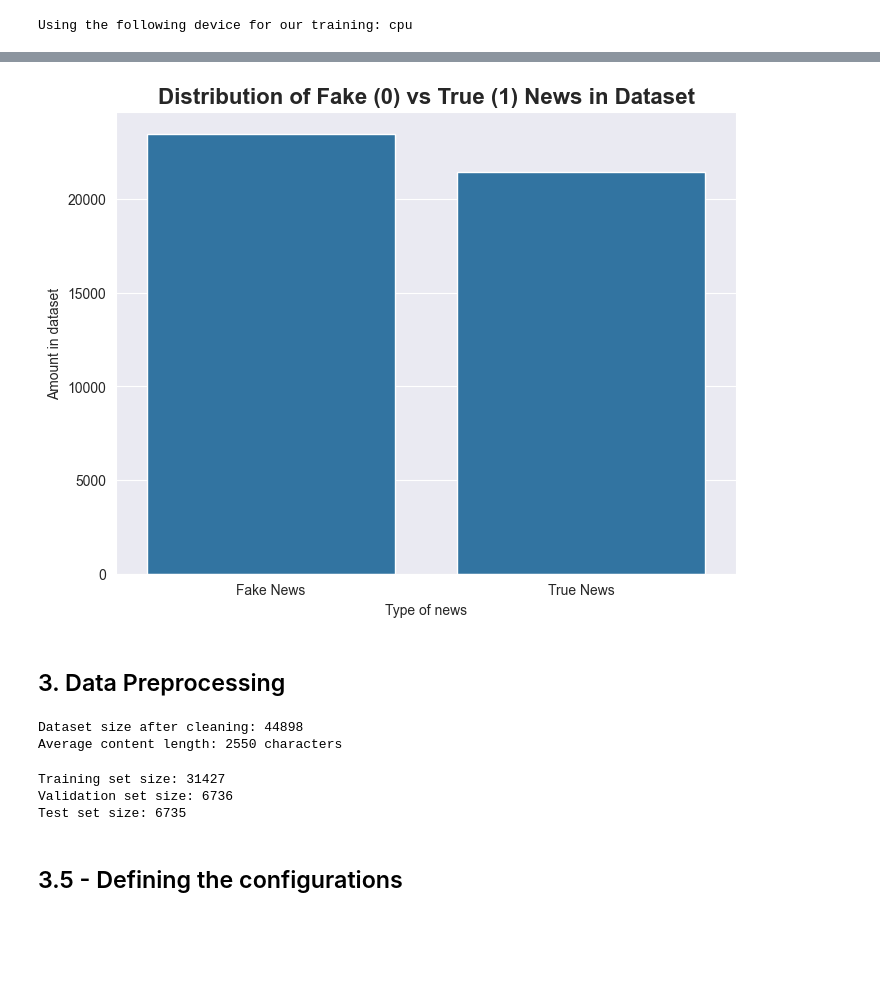
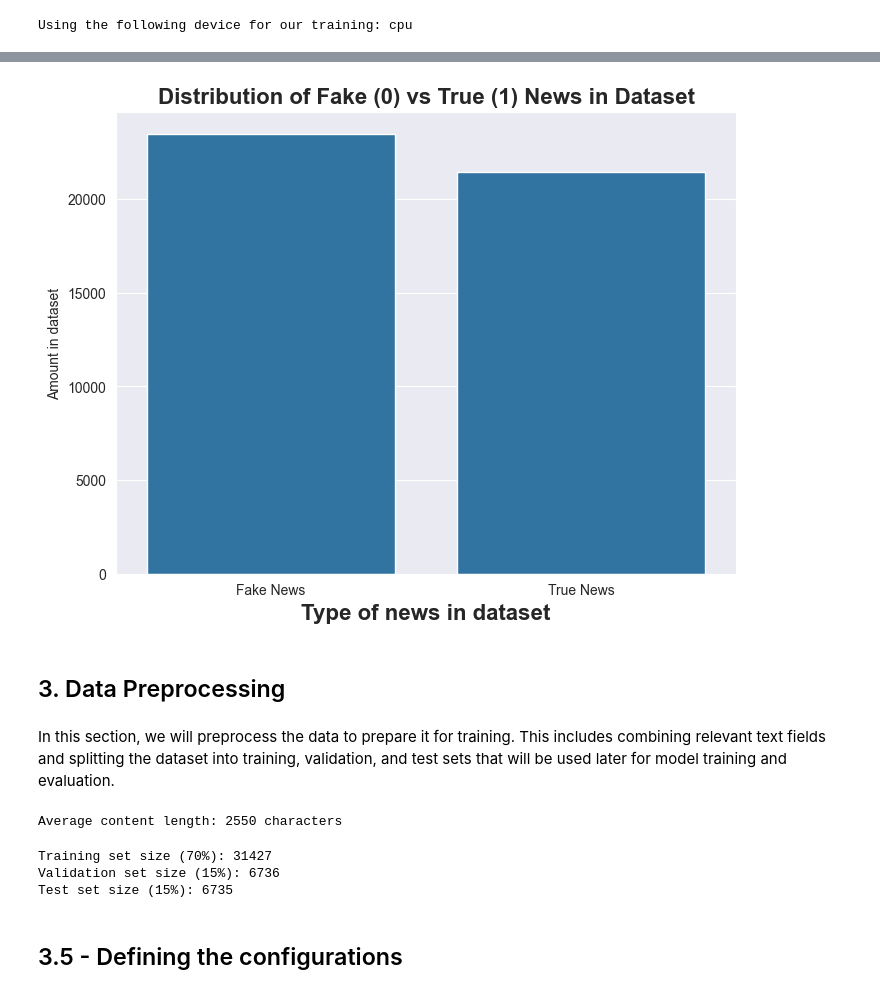
Before and after one commit to clouds115/DLGroup1Milestone2, a Jupyter notebook: fake_news_detection_distilbert.ipynb, the cells around one changed output, grey strips where cells are left out. Drawn from its saved outputs; the diff is of its cells as text; code cells hidden in the pictures; blank space fills up the shorter version.

```diff
--- a/fake_news_detection_distilbert.ipynb
+++ b/fake_news_detection_distilbert.ipynb
@@ -126,18 +110,20 @@ Name: count, dtype: int64
 # %%
-# Visualize label distribution with a count plot
+# Visualization of the dataset with label distribution using a count plot
 plt.figure(figsize=(8, 6))
 sns.countplot(data=df, x='label')
 plt.title('Distribution of Fake (0) vs True (1) News in Dataset', fontsize=16, fontweight='bold')
-plt.xlabel('Type of news')
+plt.xlabel('Type of news in dataset', fontsize=16, fontweight='bold')
 plt.ylabel('Amount in dataset')
 plt.xticks([0, 1], ['Fake News', 'True News'])
 plt.show()
 # %% [output]
-[figure, old version]
+[figure, new version]
 # %% [markdown]
 ## 3. Data Preprocessing
+# %% [markdown]
+In this section, we will preprocess the data to prepare it for training. This includes combining relevant text fields and splitting the dataset into training, validation, and test sets that will be used later for model training and evaluation.
 # %%
-# Combine title and text (if they exist)
+# Combining the  title and text (if they exist) for better context in our model training
 if 'title' in df.columns and 'text' in df.columns:
     df['content'] = df['title'] + ' ' + df['text']
 elif 'text' in df.columns:
@@ -152,14 +138,8 @@ else:
     else:
         raise ValueError("Could not find text column in dataset")
 
-# Remove rows with missing content if any
-df = df.dropna(subset=['content'])
-df = df[df['content'].str.strip() != '']
-
-print(f"Dataset size after cleaning: {len(df)}")
 print(f"Average content length: {df['content'].str.len().mean():.0f} characters")
 # %% [output]
-Dataset size after cleaning: 44898
 Average content length: 2550 characters
 # %%
 # First split: 85% train+val, 15% test
@@ -172,12 +152,12 @@ train_df, val_df = train_test_split(
     train_val_df, test_size=0.1765, random_state=SEED, stratify=train_val_df['label']
 )
 
-print(f"Training set size: {len(train_df)}")
-print(f"Validation set size: {len(val_df)}")
-print(f"Test set size: {len(test_df)}")
+print(f"Training set size (70%): {len(train_df)}")
+print(f"Validation set size (15%): {len(val_df)}")
+print(f"Test set size (15%): {len(test_df)}")
 # %% [output]
-Training set size: 31427
-Validation set size: 6736
-Test set size: 6735
+Training set size (70%): 31427
+Validation set size (15%): 6736
+Test set size (15%): 6735
 # %% [markdown]
 ## 3.5 - Defining the configurations
```
Also changed, not shown: parts of 20 cells of this notebook.
